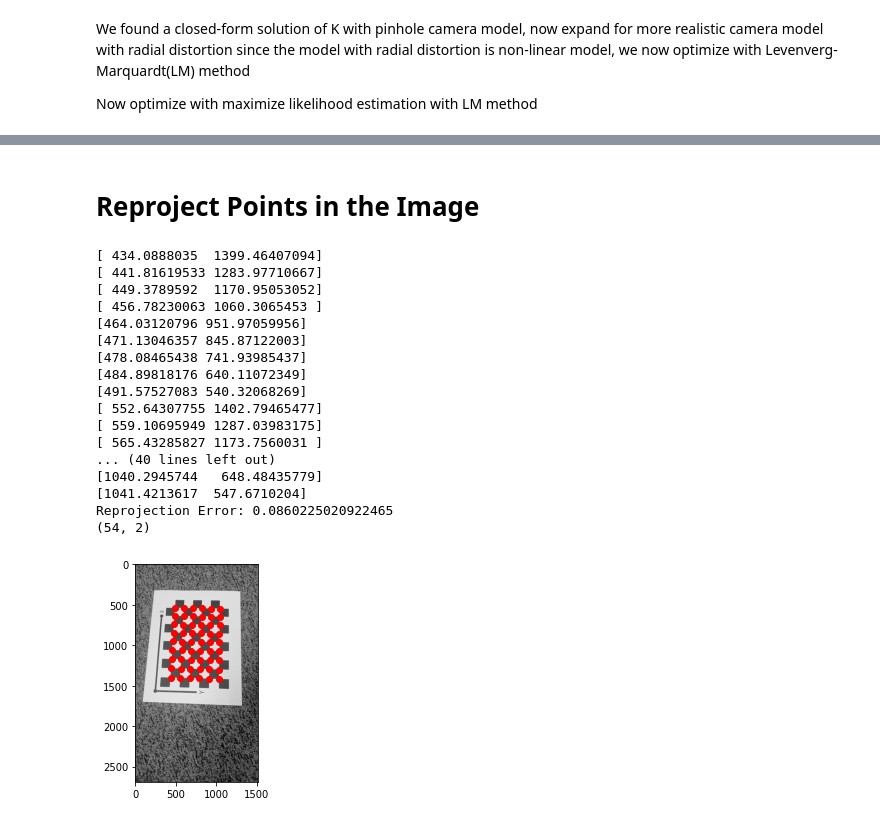
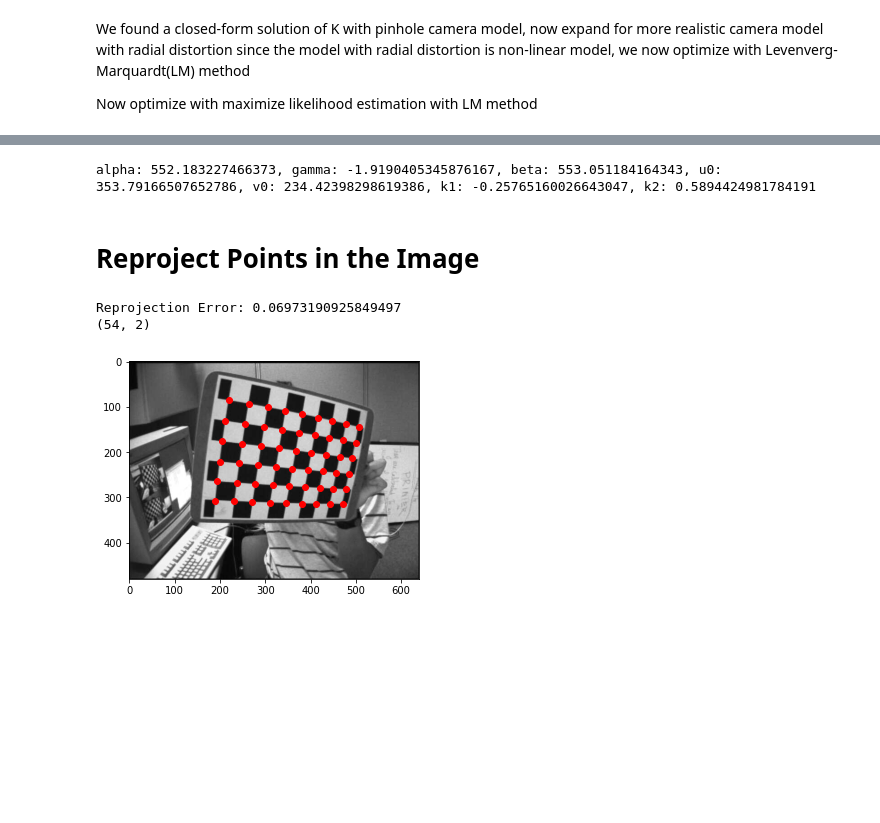
Before and after one commit to Jonghwanshin/cv-essential, a Jupyter notebook: 01-camera-calibration/cam-calibration.ipynb, the cells around one changed output, grey strips where cells are left out. Drawn from its saved outputs; the diff is of its cells as text; code cells hidden in the pictures; blank space fills up the shorter version.

```diff
--- a/01-camera-calibration/cam-calibration.ipynb
+++ b/01-camera-calibration/cam-calibration.ipynb
@@ -360,19 +334,0 @@ res = scipy.optimize.least_squares(fun=loss_func,
-# %%
-K = get_A_from_x0(res.x)
-A_inv = np.linalg.inv(K)
-
-print("Get Rotation and Translation vector for each image")
-R = []
-T = []
-for i in tqdm(range(len(objpoints))):
-    h1 = H[i][:,0]
-    h2 = H[i][:,1]
-    h3 = H[i][:,2]
-    lam = 1/np.linalg.norm(np.dot(A_inv, h1), 2)
-    r1 = lam * np.dot(A_inv, h1)
-    r2 = lam * np.dot(A_inv, h2)
-    t = lam * np.dot(A_inv, h3)
-    r = np.array([r1, r2]).transpose()
-    R.append(r)
-    T.append(t)
-    print (r, t)
@@ -398,5 +334,0 @@ Get Rotation and Translation vector for each image
-# %%
-alpha, gamma, beta, u0, v0, k1, k2 = res.x
-res = scipy.optimize.least_squares(fun=loss_func, method="lm",
-                                   x0=[alpha, gamma, beta, u0, v0, k1, k2],
-                                   args=(R, T, imgpoints[:,:,0,:], objpoints))
@@ -402,0 +367,4 @@ res = scipy.optimize.least_squares(fun=loss_func, method="lm",
+# %%
+R, T = np.array(R), np.array(T)
+k1, k2 = get_init_distortion(imgpoints[:,:,0,:], objpoints, K, R, T)
+print("k1: {}, k2: {}".format(k1, k2))
@@ -403,24 +426,21 @@ res = scipy.optimize.least_squares(fun=loss_func, method="lm",
+# %%
+alpha   = res.x[0]
+gamma   = res.x[1]
+beta    = res.x[2]
+u0      = res.x[3]
+v0      = res.x[4]
+k1      = res.x[5]
+k2      = res.x[6]
+R_new = np.array(res.x[7:7+len(imgpoints)*3*2]).reshape(len(imgpoints), 3, 2)
+T_new = np.array(res.x[7+len(imgpoints)*3*2:]).reshape(len(imgpoints), 3)
+print("alpha: {}, gamma: {}, beta: {}, u0: {}, v0: {}, k1: {}, k2: {}".format(alpha, gamma, beta, u0, v0, k1, k2))
+# %% [output]
+alpha: 552.183227466373, gamma: -1.9190405345876167, beta: 553.051184164343, u0: 353.79166507652786, v0: 234.42398298619386, k1: -0.25765160026643047, k2: 0.5894424981784191
 # %% [markdown]
 # Reproject Points in the Image
-# %%
-alpha, gamma, beta, u0, v0, k1, k2 = res.x
-reproject_points(0, objpoints, imgpoints[:,:,0,:], res.x, R, T)
-# %% [output]
-[ 434.0888035  1399.46407094]
-[ 441.81619533 1283.97710667]
-[ 449.3789592  1170.95053052]
-[ 456.78230063 1060.3065453 ]
-[464.03120796 951.97059956]
-[471.13046357 845.87122003]
-[478.08465438 741.93985437]
-[484.89818176 640.11072349]
-[491.57527083 540.32068269]
-[ 552.64307755 1402.79465477]
-[ 559.10695949 1287.03983175]
-[ 565.43285827 1173.7560031 ]
-... (40 lines left out)
-[1040.2945744   648.48435779]
-[1041.4213617  547.6710204]
-Reprojection Error: 0.0860225020922465
-(54, 2)
-[figure, removed]
+# %%
+reproject_points(8, objpoints, imgpoints[:,:,0,:], res.x[:7], R_new, T_new)
+# %% [output]
+Reprojection Error: 0.06973190925849497
+(54, 2)
+[figure, added]
```
Also changed, not shown: parts of 15 cells of this notebook, 13 other files.
